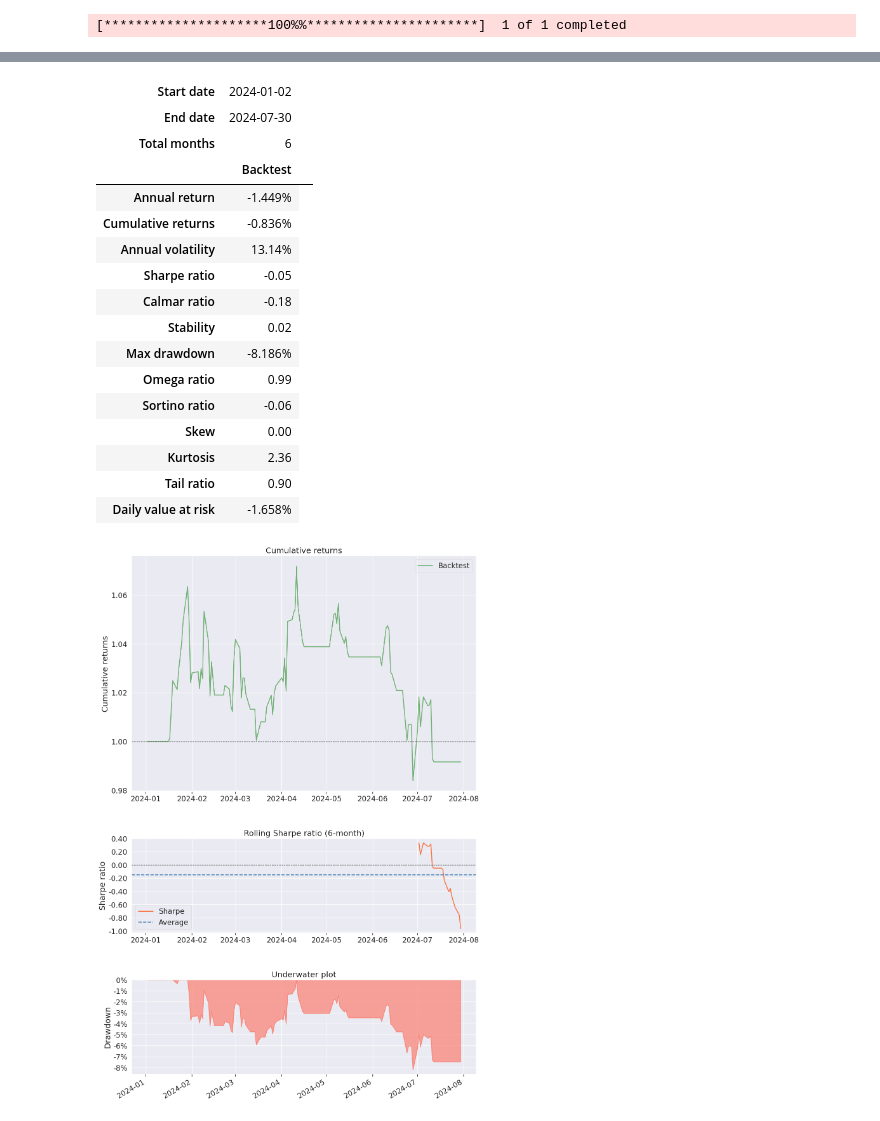
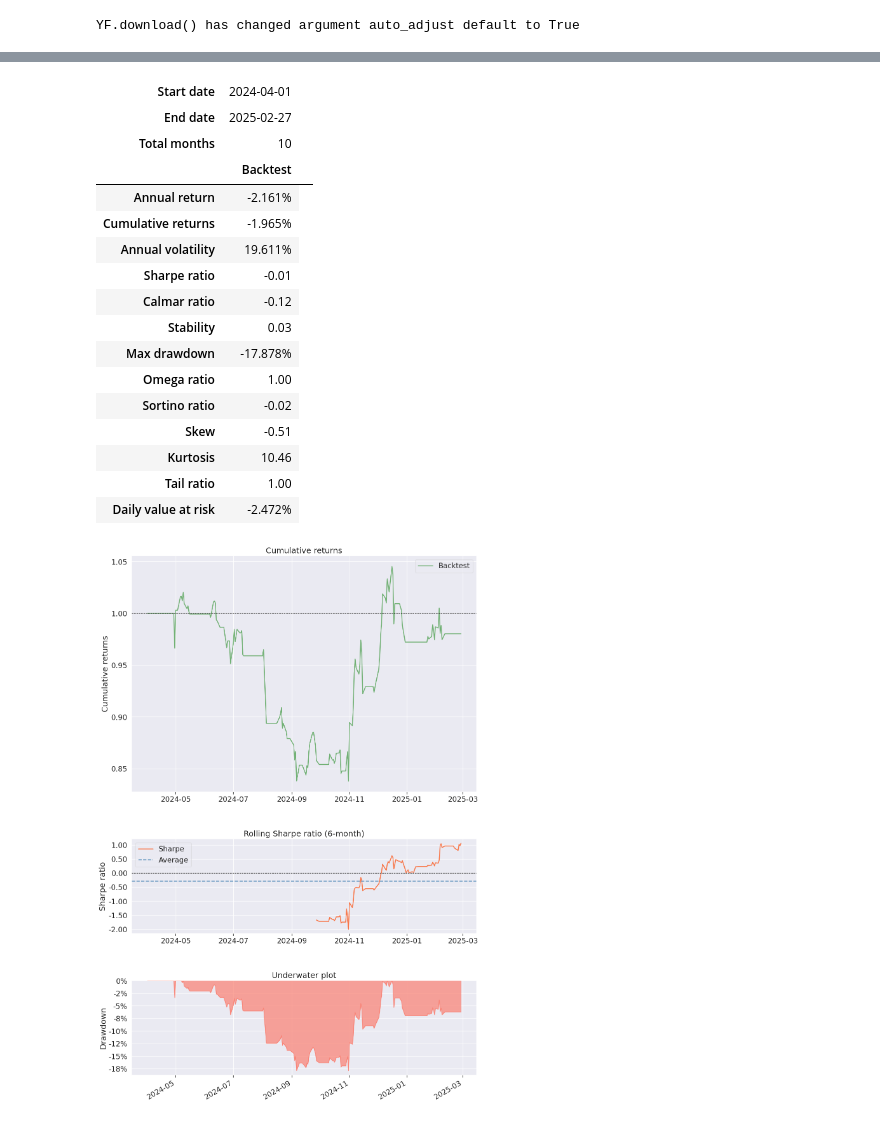
Before and after one commit to myevolve/PrimoGPT, a Jupyter notebook: notebooks/3. Trading benchmark strategy/5. AMZN/p_ma_strategy.ipynb, the cells around one changed output, grey strips where cells are left out. Drawn from its saved outputs; the diff is of its cells as text; code cells hidden in the pictures.

Commit message:
new p-ma strategy, results test, removed comission

```diff
--- a/notebooks/3. Trading benchmark strategy/5. AMZN/p_ma_strategy.ipynb
+++ b/notebooks/3. Trading benchmark strategy/5. AMZN/p_ma_strategy.ipynb
@@ -21,12 +21,12 @@ class PMAStrategy(bt.Strategy):
             price = self.data.close[0]
             shares_to_buy = cash // price
             if shares_to_buy > 0:
-                self.log('Kreiraj Kupnju, %.2f' % self.data.close[0])
+                self.log('Create Buy, %.2f' % self.data.close[0])
                 self.order = self.buy(size=shares_to_buy)
 
         # Sell if Pt is less than MAt(n)
         elif self.position and self.data.close[0] < self.sma[0]:
-            self.log('Kreiraj Prodaju, %.2f' % self.data.close[0])
+            self.log('Create Sell, %.2f' % self.data.close[0])
             self.order = self.sell(size=self.position.size)
 
     def log(self, txt):
@@ -37,15 +37,15 @@ class PMAStrategy(bt.Strategy):
         if order.status == order.Completed:
             if order.isbuy():
                 self.log(
-                "Izvršena KUPNJA (Cijena: %.2f, Vrijednost: %.2f, Provizija %.2f)" %
+                "BUY EXECUTED (Price: %.2f, Value: %.2f, Commission %.2f)" %
                 (order.executed.price, order.executed.value, order.executed.comm))
             else:
                 self.log(
-                "Izvršena PRODAJA (Cijena: %.2f, Vrijednost: %.2f, Provizija %.2f)" %
+                "SELL EXECUTED (Price: %.2f, Value: %.2f, Commission %.2f)" %
                 (order.executed.price, order.executed.value, order.executed.comm))
             self.bar_executed = len(self)
         elif order.status in [order.Canceled, order.Margin, order.Rejected]:
-            self.log("Narudžba je otkazana/margina/odbijena")
+            self.log("Order is canceled/margin/rejected")
         self.order = None
 # %%
 def test_strategy(strategy_class, ticker, start_date, end_date, starting_cash=100000):
@@ -53,12 +53,12 @@ def test_strategy(strategy_class, ticker, start_date, end_date, starting_cash=10
     cerebro.addstrategy(strategy_class)
 
     # Download data and store it in a variable
-    yf_data = yf.download(ticker, start=start_date, end=end_date)
+    yf_data = yf.download(ticker, start=start_date, end=end_date, multi_level_index=False)
     data = bt.feeds.PandasData(dataname=yf_data)
     cerebro.adddata(data)
 
     cerebro.broker.setcash(starting_cash)
-    cerebro.broker.setcommission(commission=0.0002)
+    cerebro.broker.setcommission(commission=0)
 
     # Add observer to track portfolio value
     cerebro.addobserver(bt.observers.Value)
@@ -66,9 +66,9 @@ def test_strategy(strategy_class, ticker, start_date, end_date, starting_cash=10
     # Add analyzer to track returns
     cerebro.addanalyzer(bt.analyzers.PyFolio, _name='pyfolio')
 
-    print('Početno stanje portfelja: %.2f' % cerebro.broker.getvalue())
+    print('Initial portfolio value: %.2f' % cerebro.broker.getvalue())
     results = cerebro.run()
-    print('Završno stanje portfelja: %.2f' % cerebro.broker.getvalue())
+    print('Final portfolio value: %.2f' % cerebro.broker.getvalue())
 
     strat = results[0]
 
@@ -90,6 +90,6 @@ def test_strategy(strategy_class, ticker, start_date, end_date, starting_cash=10
 
     return df_portfolio
 # %%
-results = test_strategy(PMAStrategy, 'AMZN', '2024-01-01', '2024-07-31')
+results = test_strategy(PMAStrategy, 'AMZN', '2024-04-01', '2025-02-28')
 # %% [output]
-[*********************100%%**********************]  1 of 1 completed
+YF.download() has changed argument auto_adjust default to True
@@ -113,21 +114,21 @@ Završno stanje portfelja: 99163.61
-| Start date | 2024-01-02 |  |
-| End date | 2024-07-30 |  |
-| Total months | 6 |  |
+| Start date | 2024-04-01 |  |
+| End date | 2025-02-27 |  |
+| Total months | 10 |  |
 |  | Backtest |
-| Annual return | -1.449% |
-| Cumulative returns | -0.836% |
-| Annual volatility | 13.14% |
-| Sharpe ratio | -0.05 |
-| Calmar ratio | -0.18 |
-| Stability | 0.02 |
-| Max drawdown | -8.186% |
-| Omega ratio | 0.99 |
-| Sortino ratio | -0.06 |
-| Skew | 0.00 |
-| Kurtosis | 2.36 |
-| Tail ratio | 0.90 |
-| Daily value at risk | -1.658% |
+| Annual return | -2.161% |
+| Cumulative returns | -1.965% |
+| Annual volatility | 19.611% |
+| Sharpe ratio | -0.01 |
+| Calmar ratio | -0.12 |
+| Stability | 0.03 |
+| Max drawdown | -17.878% |
+| Omega ratio | 1.00 |
+| Sortino ratio | -0.02 |
+| Skew | -0.51 |
+| Kurtosis | 10.46 |
+| Tail ratio | 1.00 |
+| Daily value at risk | -2.472% |
-[figure, old version]
+[figure, new version]
 # %%
 import pickle
 
```
Also changed, not shown: parts of 2 cells of this notebook, 28 other files.
